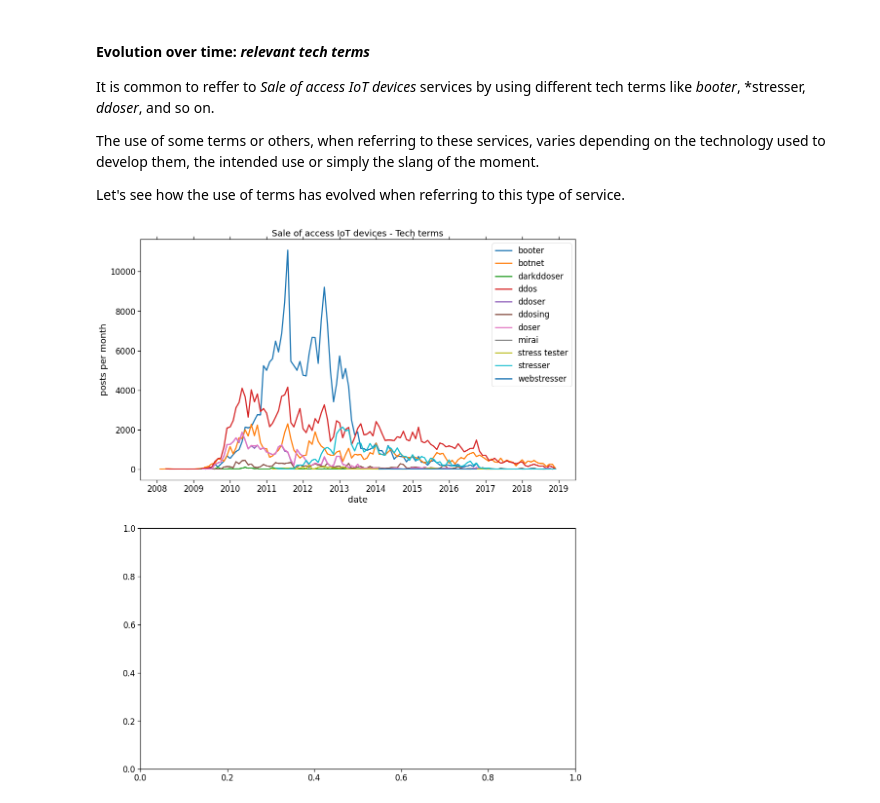
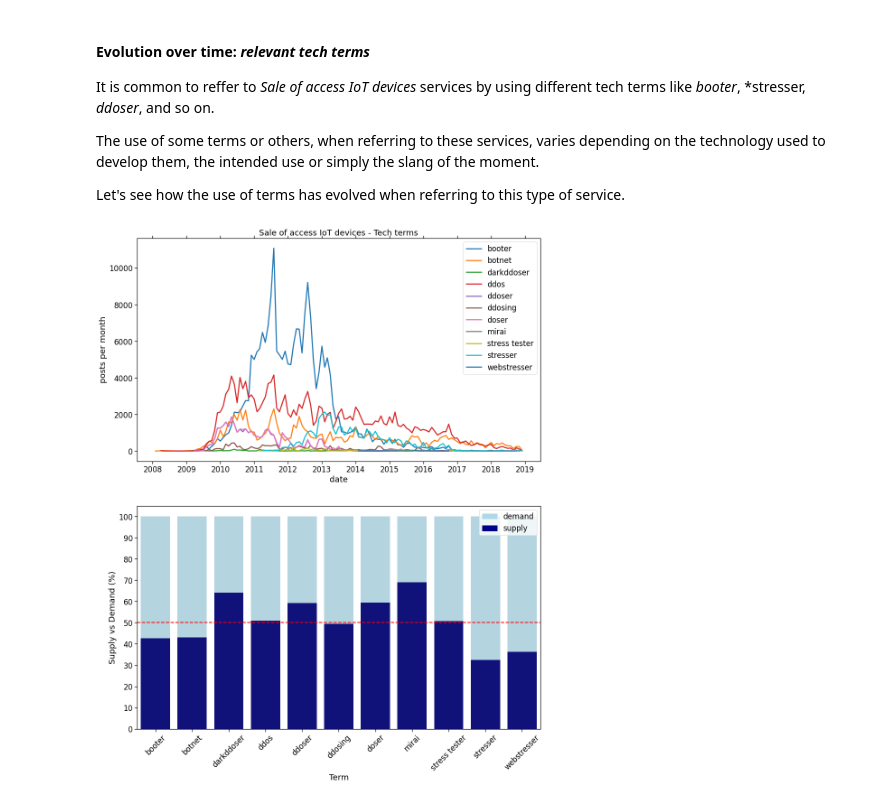
Before and after one commit to serfer2/tfm, a Jupyter notebook: notebook.ipynb, the cells around one changed output. Saved outputs shown, nothing was run; the diff lists cells and outputs as text; code cells hidden in the pictures.

Commit message:
Graphs supply & demand ratios by tech terms

```diff
--- a/notebook.ipynb
+++ b/notebook.ipynb
@@ -481,32 +482,54 @@ posts_counter_service = HackForumsPostsCount(
 
 # tech terms are stored in "matching terms" labeled_full_df column and have been identified during data extraction process.
 
 labeled_full_df['tech_terms'] = labeled_full_df['matching_terms'].apply(eval)
 
 tech_terms = list()
 for _terms in labeled_full_df['tech_terms']:
     tech_terms += _terms
 tech_terms = list(set(tech_terms))
 tech_terms.sort()
 
 fig, [ax1, ax2] = plt.subplots(2, 1, figsize=(16, 20))
 
-# Plot terms evolution as timeseries
+supply_pcnt = []
+
+# Prepare terms evolution data
 for _term in tech_terms:
     _term_df = labeled_full_df.loc[labeled_full_df.apply(lambda x: _term in x.tech_terms, axis=1)]
+    _term_supply_qty = _term_df.query('category_name == "supply"').shape[0]
+    _term_demand_qty = _term_df.query('category_name == "demand"').shape[0]
+    supply_pcnt.append(_term_supply_qty * 100 / _term_df.shape[0])
+
     _term_thread_ids = list(set(_term_df['thread']))
     _term_thread_ids.sort()
     _term_thread_posts_count = posts_counter_service.count_threads_posts(thread_ids=_term_thread_ids)
     _term_thread_posts_count_df = pd.DataFrame(_term_thread_posts_count)
     _term_thread_posts_count_df['date'] = [date(int(row.year), int(row.month), 1) for _, row in _term_thread_posts_count_df.iterrows()]
     sn.lineplot(data=_term_thread_posts_count_df, x='date', y='posts', ax=ax1, label=_term)
 
+# Plot terms evolution as timeseries
 ax1.set_title('Sale of access IoT devices - Tech terms')
 ax1.xaxis.set_tick_params(reset=True)
 ax1.xaxis.set_major_locator(mdates.YearLocator(1))
 ax1.xaxis.set_major_formatter(mdates.DateFormatter('%Y'))
 ax1.set(ylabel='posts per month')
 
+terms_supply_demand_percent_df = pd.DataFrame({
+    'Term': tech_terms,
+    'Supply': supply_pcnt,
+    'Demand': [100 for _ in range(len(tech_terms))],
+})
+sn.barplot(x="Term",  y="Demand", data=terms_supply_demand_percent_df, color='lightblue', ax=ax2, label='Demand')
+supply_graph = sn.barplot(x="Term",  y="Supply", data=terms_supply_demand_percent_df, color='darkblue', ax=ax2, label='Supply')
+supply_graph.set_xticklabels(tech_terms, rotation=45)
+supply_graph.axhline(50, color='red', linestyle='--', linewidth=2)
+supply_bar = mpatches.Patch(color='darkblue', label='supply')
+demand_bar = mpatches.Patch(color='lightblue', label='demand')
+plt.legend(handles=[demand_bar, supply_bar])
+ax2.set_yticks([i * 10 for i in range(11)])
+ax2.set(ylabel='Supply vs Demand (%)')
+
 dbc.close()
 # %% [output]
-[figure, old version]
+[figure, new version]
```
Also changed, not shown: parts of 1 cell of this notebook.
